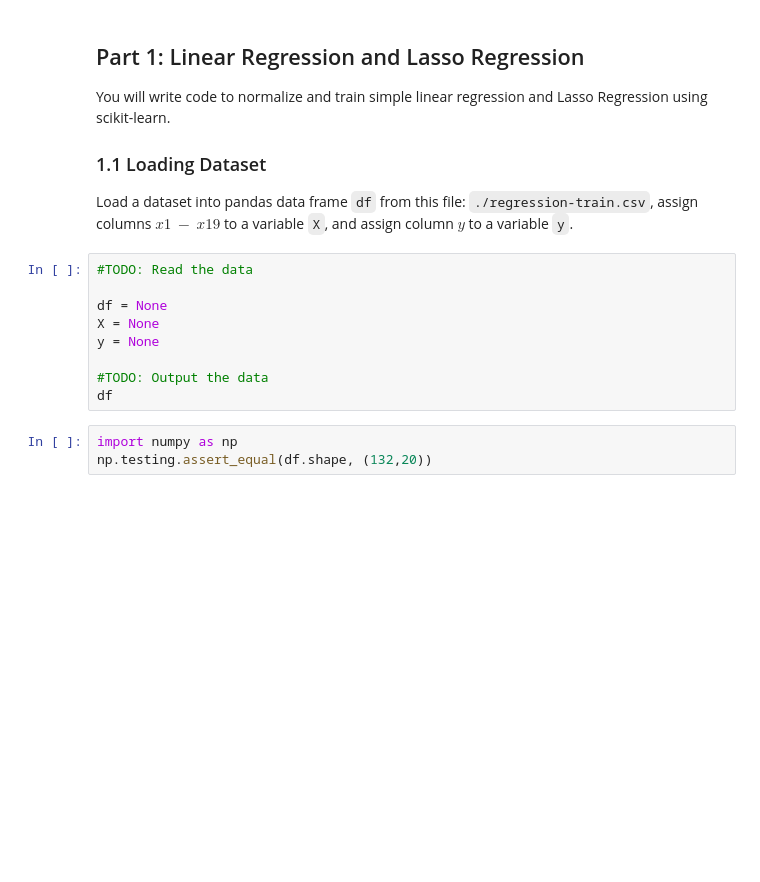
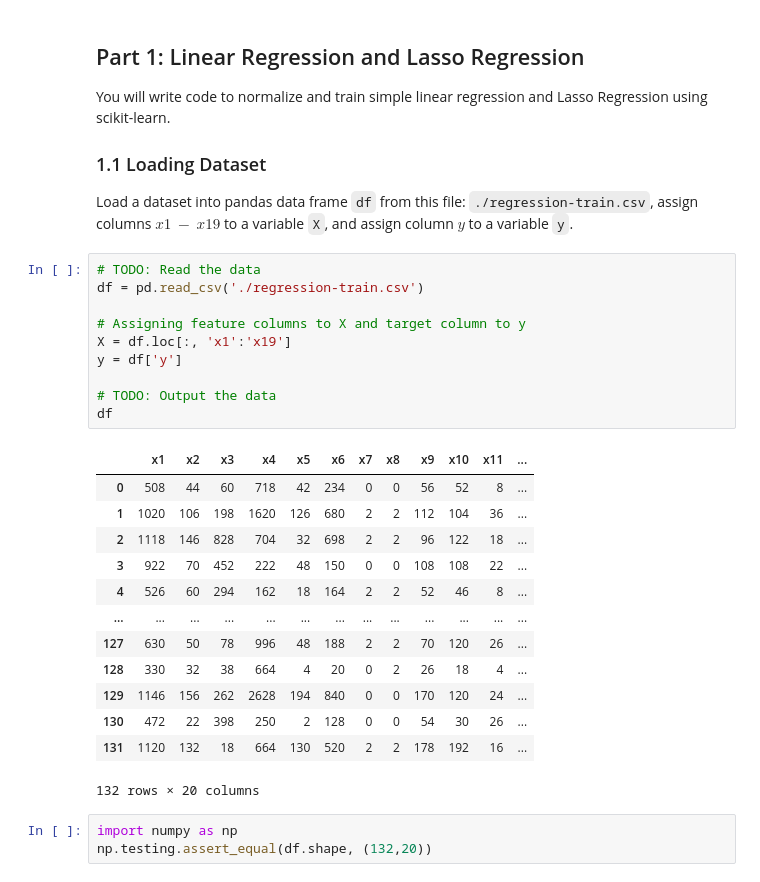
Before and after one commit to LeslieLiu11/CSC522_HW3, a Jupyter notebook: ALDA_HW3/hw3-p1.ipynb, the cells around one changed output. Saved outputs shown, nothing was run; the diff lists cells and outputs as text; blank space fills up the shorter version.

```diff
--- a/ALDA_HW3/hw3-p1.ipynb
+++ b/ALDA_HW3/hw3-p1.ipynb
@@ -28,14 +30,29 @@ You will write code to normalize and train simple linear regression and Lasso Re
 
 Load a dataset into pandas data frame `df` from this file: `./regression-train.csv`, assign columns $x1\ -\ x19$ to a variable `X`, and assign column $y$ to a variable `y`.
 # %%
-#TODO: Read the data
+# TODO: Read the data
+df = pd.read_csv('./regression-train.csv')
 
-df = None
-X = None
-y = None
+# Assigning feature columns to X and target column to y
+X = df.loc[:, 'x1':'x19']
+y = df['y']
 
-#TODO: Output the data
+# TODO: Output the data
 df
+# %% [output]
+|  | x1 | x2 | x3 | x4 | x5 | x6 | x7 | x8 | x9 | x10 | x11 | ... |
+| 0 | 508 | 44 | 60 | 718 | 42 | 234 | 0 | 0 | 56 | 52 | 8 | ... |
+| 1 | 1020 | 106 | 198 | 1620 | 126 | 680 | 2 | 2 | 112 | 104 | 36 | ... |
+| 2 | 1118 | 146 | 828 | 704 | 32 | 698 | 2 | 2 | 96 | 122 | 18 | ... |
+| 3 | 922 | 70 | 452 | 222 | 48 | 150 | 0 | 0 | 108 | 108 | 22 | ... |
+| 4 | 526 | 60 | 294 | 162 | 18 | 164 | 2 | 2 | 52 | 46 | 8 | ... |
+| ... | ... | ... | ... | ... | ... | ... | ... | ... | ... | ... | ... | ... |
+| 127 | 630 | 50 | 78 | 996 | 48 | 188 | 2 | 2 | 70 | 120 | 26 | ... |
+| 128 | 330 | 32 | 38 | 664 | 4 | 20 | 0 | 2 | 26 | 18 | 4 | ... |
+| 129 | 1146 | 156 | 262 | 2628 | 194 | 840 | 0 | 0 | 170 | 120 | 24 | ... |
+| 130 | 472 | 22 | 398 | 250 | 2 | 128 | 0 | 0 | 54 | 30 | 26 | ... |
+| 131 | 1120 | 132 | 18 | 664 | 130 | 520 | 2 | 2 | 178 | 192 | 16 | ... |
+132 rows × 20 columns
 # %%
 import numpy as np
 np.testing.assert_equal(df.shape, (132,20))
```
Also changed, not shown: parts of 11 cells of this notebook.
